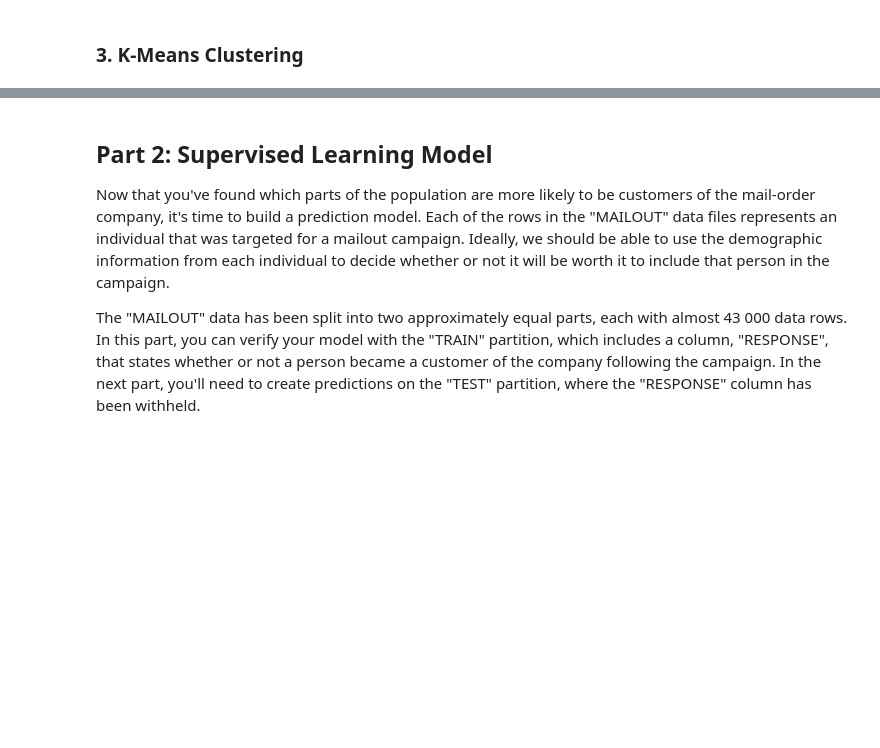
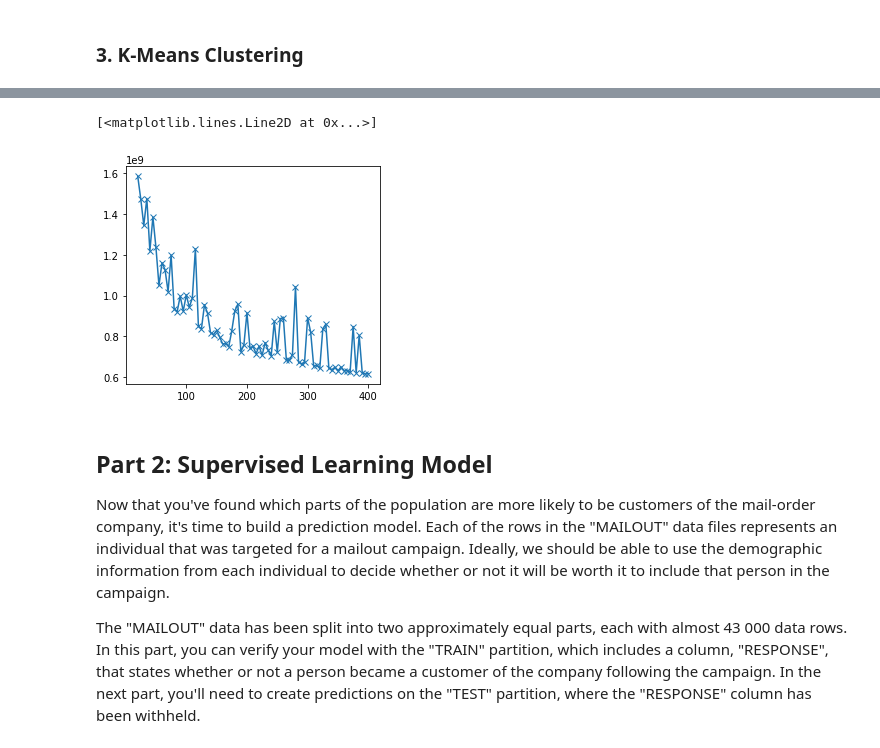
Before and after one commit to hsinyehchen/Data_Science_Projects, a Jupyter notebook: Arvato/Arvato Project Workbook.ipynb, the cells around one changed output, grey strips where cells are left out. Saved outputs shown, nothing was run; the diff lists cells and outputs as text; code cells hidden in the pictures; blank space fills up the shorter version.

```diff
--- a/Arvato/Arvato Project Workbook.ipynb
+++ b/Arvato/Arvato Project Workbook.ipynb
@@ -308,12 +283,22 @@ def cluster(n_clusters,n_components=50):
 # %%
+from sklearn.cluster import KMeans, MiniBatchKMeans
+from sklearn.metrics import silhouette_score
+
 # choose best K (i.e., number of clusters)
 inertias = []
 silhouettes = []
 
-ks = range(2,30)
+print(azdias.shape)
+
+inertias_mini = []
+silhouettes_mini = []
+ks = range(20,401,5)
 for k in ks:
-    kmeans = KMeans(n_clusters=k)
-    kmeans.fit(azdias_rotated)
-
-    inertias.append(kmeans.inertia_)
-    silhouettes.append(silhouette_score(azdias_rotated, kmeans.predict(azdias_rotated)))
+    print("**** {} ****".format(k))
+    kmeans = MiniBatchKMeans(n_clusters=k, verbose=0)
+    kmeans.fit(azdias.values)
+    #print("**** 2 ****")
+    inertias_mini.append(kmeans.inertia_)
+    #print("**** 3 ****")
+    #silhouettes_mini.append(silhouette_score(azdias.values, kmeans.predict(azdias.values)))
+    #print("**** 4 ****")
@@ -320,7 +335,11 @@ for k in ks:
 # %%
 fig = plt.figure(figsize=(10,4))
+
 fig.add_subplot(1,2,1)
-plt.plot(ks,inertias,marker='x')# want to use elbow method to find best k
+plt.plot(ks,inertias_mini,marker='x')# want to use elbow method to find best k
 
-fig.add_subplot(1,2,2)
-plt.plot(ks,silhouettes,marker='o')# the higher the better
+#fig.add_subplot(1,2,2)
+#plt.plot(ks,silhouettes_mini,marker='o')# the higher the better
+# %% [output]
+[<matplotlib.lines.Line2D at 0x...>]
+[figure, added]
```
Also changed, not shown: parts of 8 cells of this notebook.
